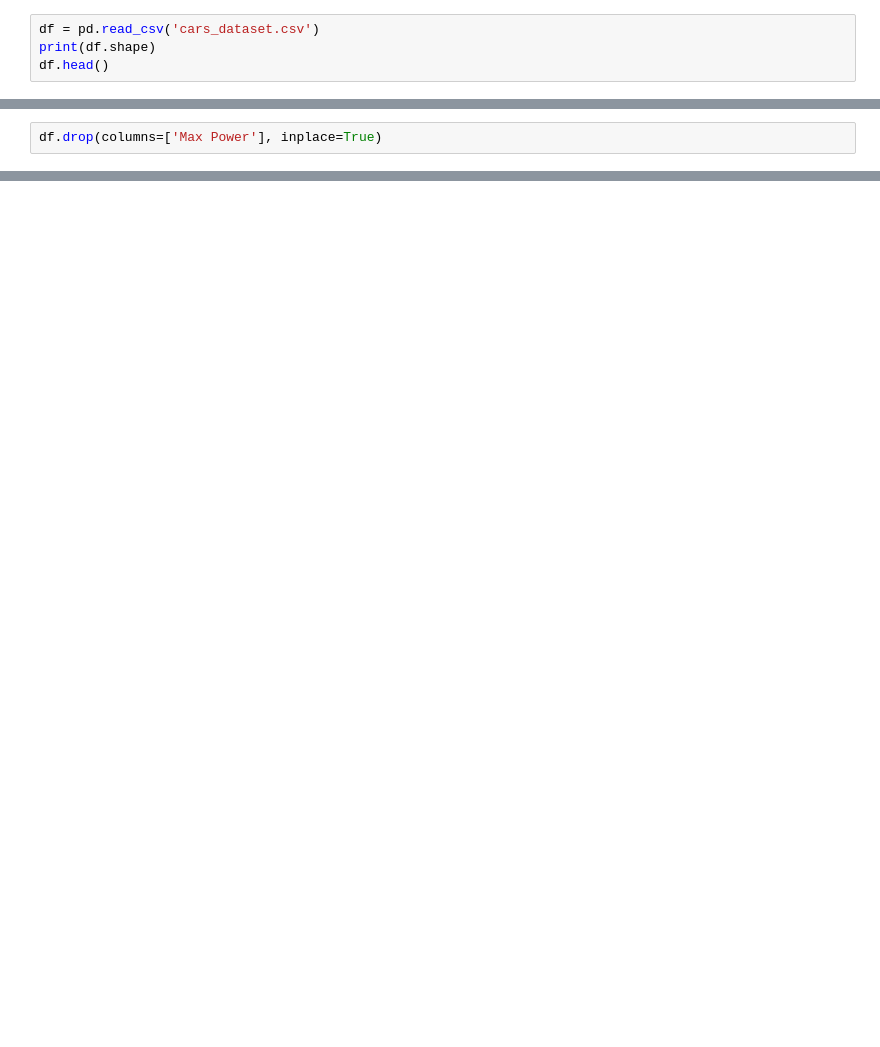
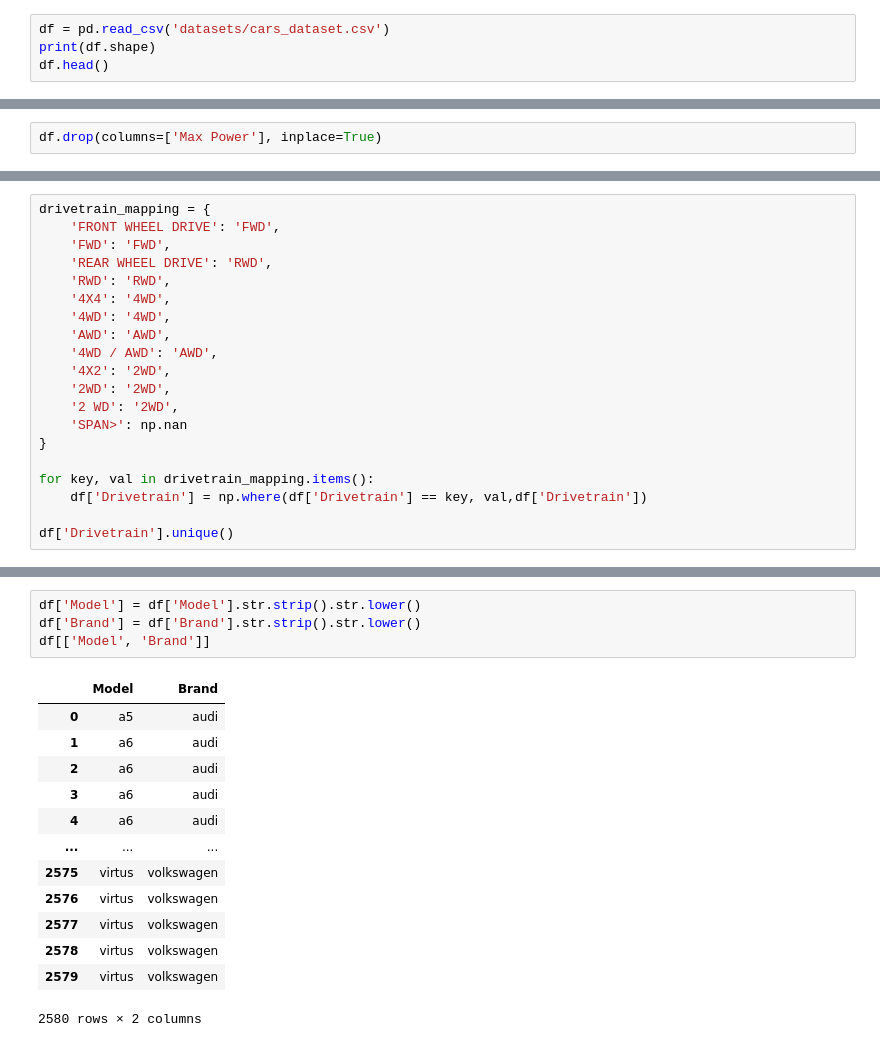
Before and after one commit to anthonyrodrigues443/Used-Car-Price-Prediction-Project, a Jupyter notebook: main2.ipynb, the cells around one changed output, grey strips where cells are left out. Drawn from its saved outputs; the diff is of its cells as text; blank space fills up the shorter version.

```diff
--- a/main2.ipynb
+++ b/main2.ipynb
@@ -2,7 +2,7 @@
 import pandas as pd
 import numpy as np
 # %%
-df = pd.read_csv('cars_dataset.csv')
+df = pd.read_csv('datasets/cars_dataset.csv')
 print(df.shape)
 df.head()
 # %% [output]
@@ -1030,0 +1325,20 @@ df
+# %%
+drivetrain_mapping = {
+    'FRONT WHEEL DRIVE': 'FWD',
+    'FWD': 'FWD',
+    'REAR WHEEL DRIVE': 'RWD',
+    'RWD': 'RWD',
+    '4X4': '4WD',
+    '4WD': '4WD',
+    'AWD': 'AWD',
+    '4WD / AWD': 'AWD',
+    '4X2': '2WD',
+    '2WD': '2WD',
+    '2 WD': '2WD',
+    'SPAN>': np.nan
+}
+
+for key, val in drivetrain_mapping.items():
+    df['Drivetrain'] = np.where(df['Drivetrain'] == key, val,df['Drivetrain'])
+
+df['Drivetrain'].unique()
@@ -1030,0 +1404,18 @@ df
+# %%
+df['Model'] = df['Model'].str.strip().str.lower()
+df['Brand'] = df['Brand'].str.strip().str.lower()
+df[['Model', 'Brand']]
+# %% [output]
+|  | Model | Brand |
+| 0 | a5 | audi |
+| 1 | a6 | audi |
+| 2 | a6 | audi |
+| 3 | a6 | audi |
+| 4 | a6 | audi |
+| ... | ... | ... |
+| 2575 | virtus | volkswagen |
+| 2576 | virtus | volkswagen |
+| 2577 | virtus | volkswagen |
+| 2578 | virtus | volkswagen |
+| 2579 | virtus | volkswagen |
+2580 rows × 2 columns
```
Also changed, not shown: parts of 37 cells of this notebook.
